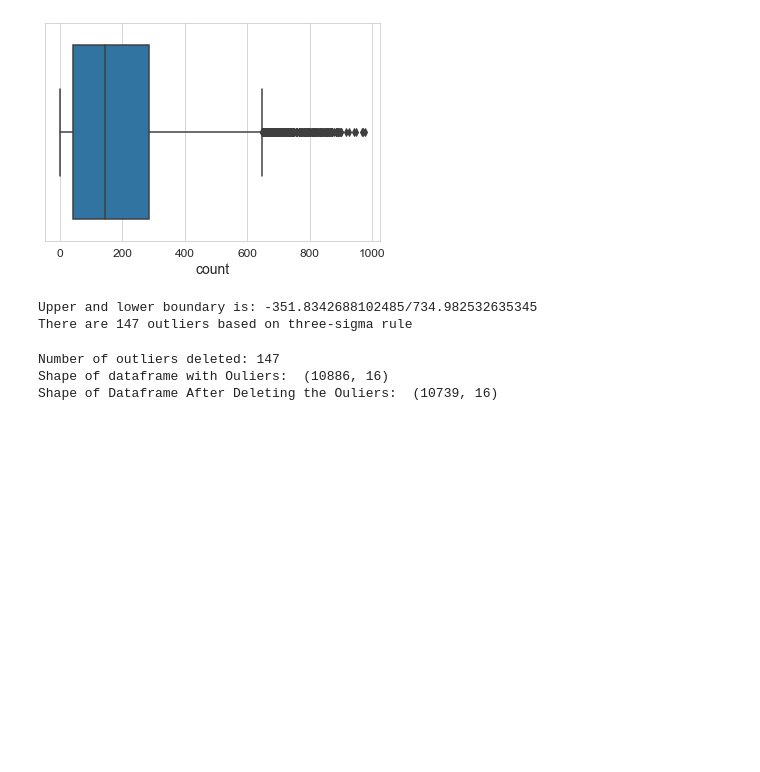
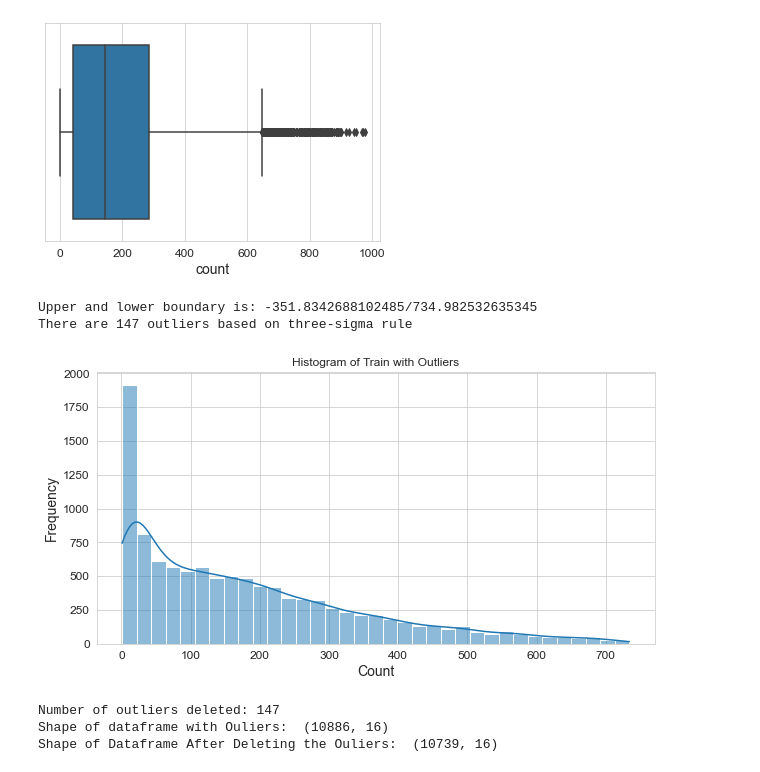
Before and after one commit to PeterStos/Bike_Sharing_Demand, a Jupyter notebook: Bike_Sharing_Demand.ipynb, the cells around one changed output. Cells and saved outputs as stored; diff of their text form; code cells hidden in the pictures; blank space fills up the shorter version.

Commit message:
Update Bike_Sharing_Demand.ipynb
Finished visualization. Histogram

```diff
--- a/Bike_Sharing_Demand.ipynb
+++ b/Bike_Sharing_Demand.ipynb
@@ -310,9 +310,25 @@ It will be used the Three-sigma rule to remove the outliers, also known as the "
 
 In practice, this means that if we have a data point that falls outside of three standard deviations from the mean, it is considered an outlier and may be removed from the dataset. This approach assumes that the data follows a normal distribution and that outliers are rare events that are unlikely to occur in the future.
 # %%
+# Kepp a copy of train to compare later
+train_with_outliers = train
+# Detect Outliers
 detect_outliers(train['count'])
 # %% [output]
 [figure]
 Upper and lower boundary is: -351.8342688102485/734.982532635345
 There are 147 outliers based on three-sigma rule
+# %%
+# Plot distribuition with outliers
+fig,axes = plt.subplots()
+fig.set_size_inches(10, 5)
+sns.histplot(train_with_outliers["count"], kde=True)
+
+# Set plot title and labels
+plt.title('Histogram of Train with Outliers')
+plt.xlabel('Count')
+plt.ylabel('Frequency')
+plt.show()
+# %% [output]
+[figure, added]
 # %%
```
Also changed, not shown: parts of 40 cells of this notebook.
